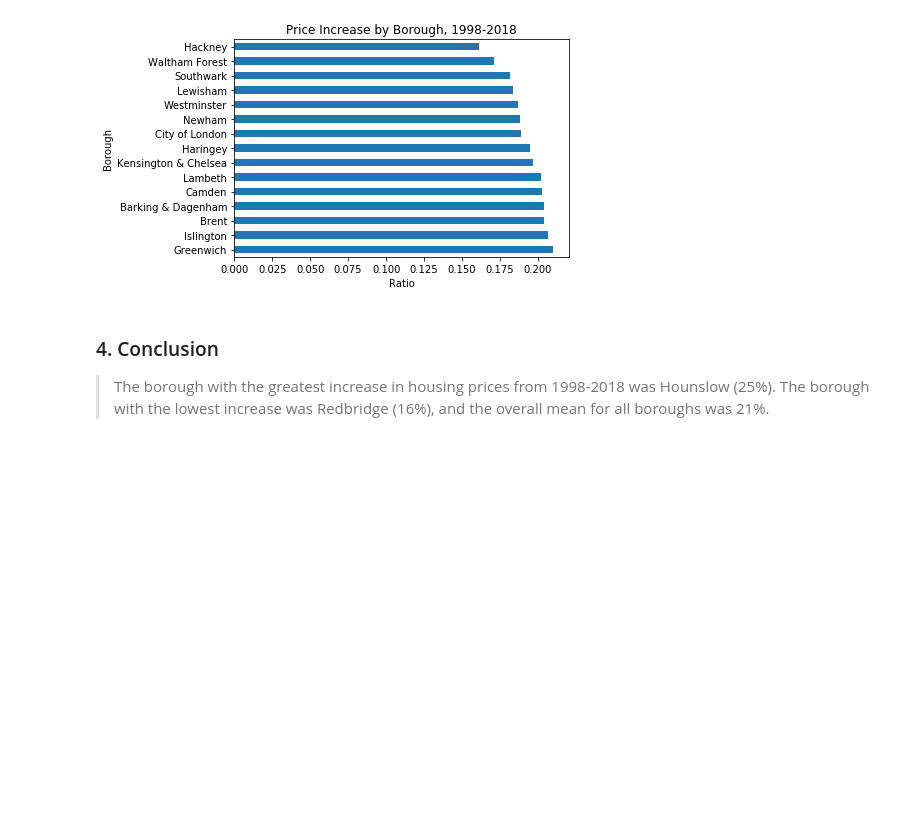
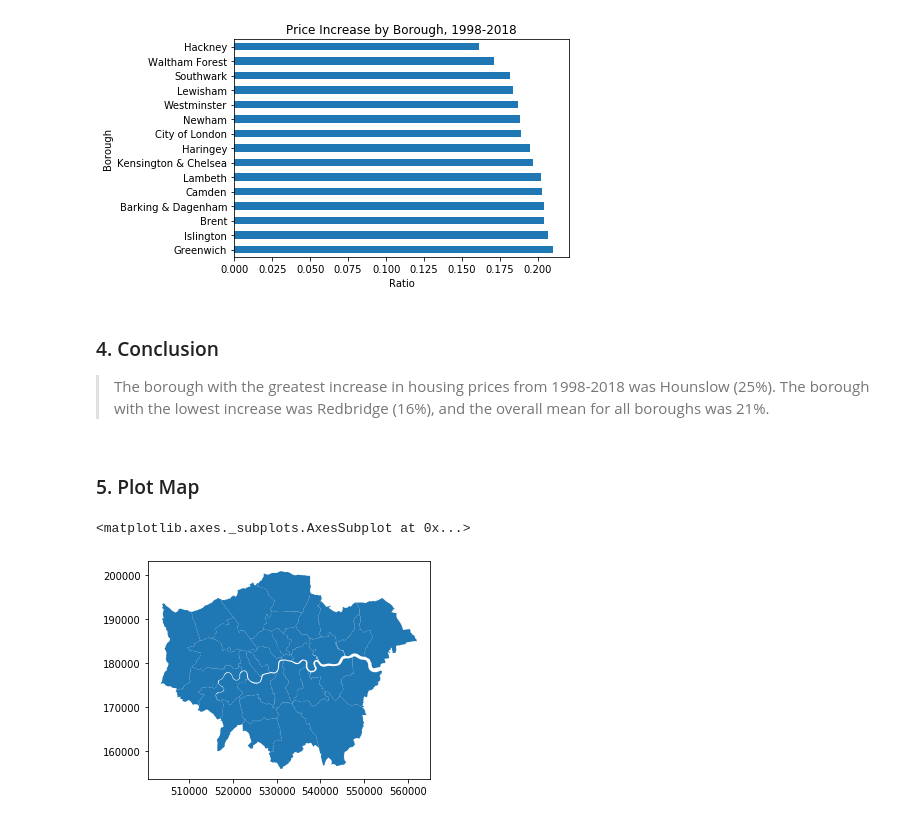
Before and after one commit to lanapalmer/SB_London_Housing, a Jupyter notebook: London-Housing-Prices.ipynb, the cells around one changed output. Cells and saved outputs as stored; diff of their text form; code cells hidden in the pictures; blank space fills up the shorter version.

Commit message:
Added map of London Boroughs with range of price change

```diff
--- a/London-Housing-Prices.ipynb
+++ b/London-Housing-Prices.ipynb
@@ -657,3 +658,15 @@ ax.set_title('Price Increase by Borough, 1998-2018');
 ### 4. Conclusion
 
 > The borough with the greatest increase in housing prices from 1998-2018 was Hounslow (25%). The borough with the lowest increase was Redbridge (16%), and the overall mean for all boroughs was 21%.
+# %% [markdown]
+### 5. Plot Map
+# %%
+#Import Map
+fp = "geodata/London_Borough_Excluding_MHW.shp"
+map_df = gpd.read_file(fp)
+# %%
+#Plot Map
+map_df.plot()
+# %% [output]
+<matplotlib.axes._subplots.AxesSubplot at 0x...>
+[figure, added]
```
Also changed, not shown: parts of 16 cells of this notebook, 13 other files.
